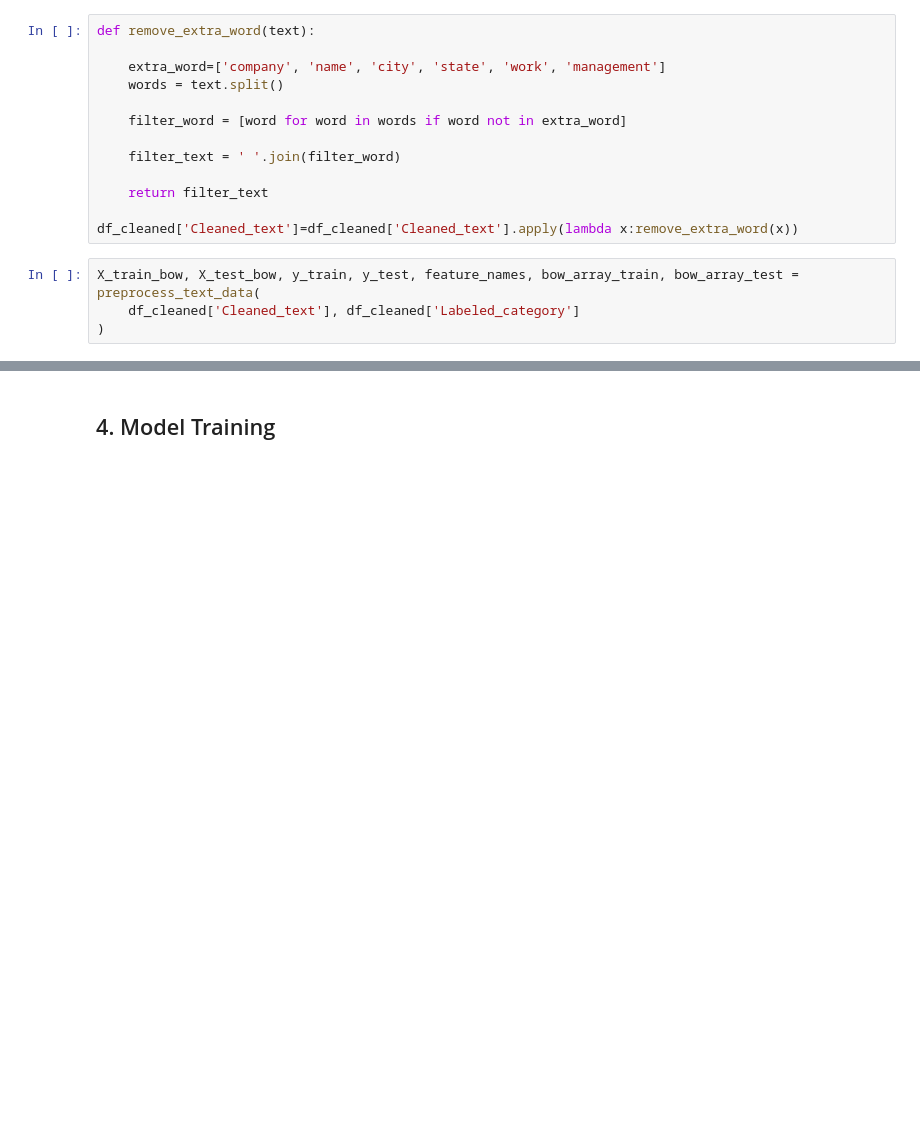
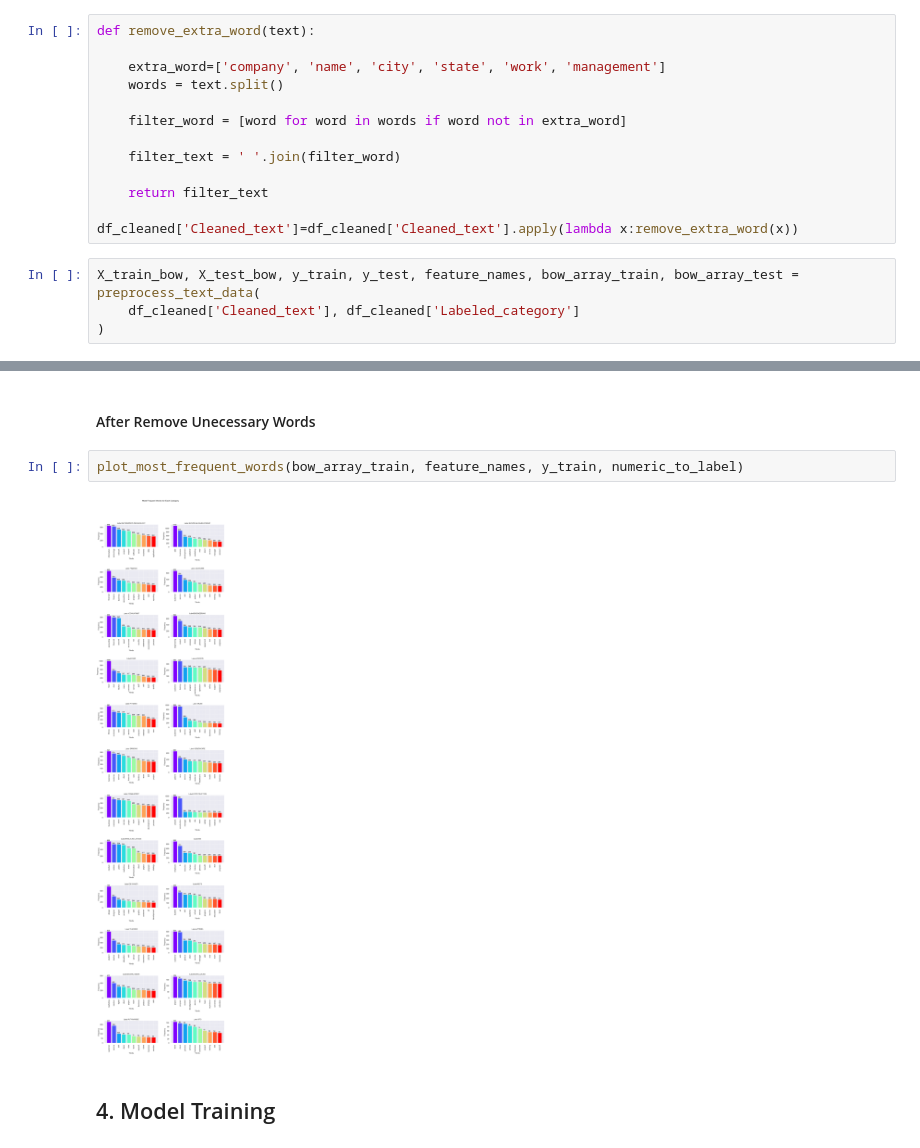
Before and after one commit to aymanrafif/Resume-Classification-Using-Machine-Learning-Models, a Jupyter notebook: Resume Classification Using Machine Learning Models.ipynb, the cells around one changed output, grey strips where cells are left out. Cells and saved outputs as stored; diff of their text form; blank space fills up the shorter version.

```diff
--- a/Resume Classification Using Machine Learning Models.ipynb
+++ b/Resume Classification Using Machine Learning Models.ipynb
@@ -552,3 +511,9 @@ plt.show()
+# %% [markdown]
+#### After Remove Unecessary Words
+# %%
+plot_most_frequent_words(bow_array_train, feature_names, y_train, numeric_to_label)
+# %% [output]
+[figure, added]
 # %% [markdown]
 ## 4. Model Training
 # %% [markdown]
```
Also changed, not shown: parts of 12 cells of this notebook.
